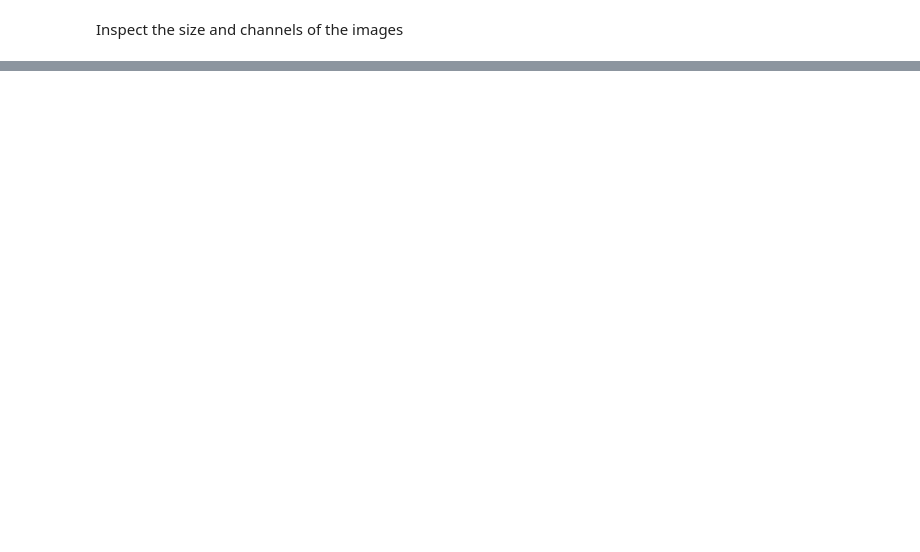
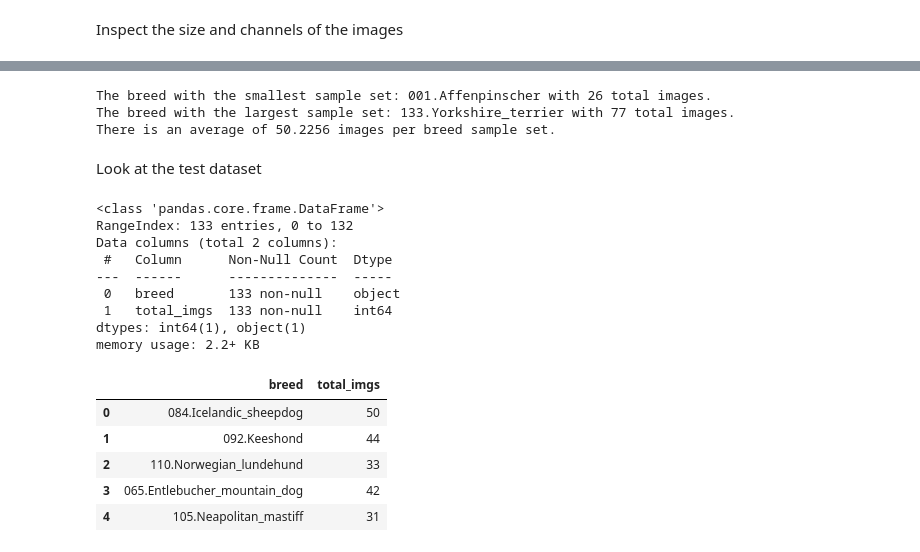
Before and after one commit to nickagee/laughing-fiesta, a Jupyter notebook: DataExploring.ipynb, the cells around one changed output, grey strips where cells are left out. Cells and saved outputs as stored; diff of their text form; code cells hidden in the pictures; blank space fills up the shorter version.

Commit message:
updated the reame, data exploring nb and added some dist curv images.

```diff
--- a/DataExploring.ipynb
+++ b/DataExploring.ipynb
@@ -96,0 +98,29 @@ print(imageshape)
+# %%
+import os
+import pandas as pd
+
+def count_img_class(base_path):
+    """
+    function to count the number of images in a path given.
+    Input:
+    base_path: directory path
+
+    Returns:
+    dataframe: with "breed" "total_imgs" columns
+
+    """
+
+    df = pd.DataFrame([])
+    totalDir = 0
+
+    for base, dirs, files in os.walk(base_path):
+        base_end = str(base).split('/')[-1]
+        totalFiles = 0
+        for Files in files:
+            totalFiles += 1
+
+        if totalFiles == 0:
+          pass
+        else:
+          df = df.append(pd.DataFrame({'breed': base_end, 'total_imgs': totalFiles}, index=[0]), ignore_index=True)
+    return df
@@ -96,0 +129,2 @@ print(imageshape)
+# %%
+df = count_img_class('/content/drive/My Drive/DL_Class/_dog_human_images/dogImages/train/')
@@ -96,0 +155,10 @@ print(imageshape)
+# %%
+print(f"The breed with the smallest sample set: {df.min()[0]} with {df.min()[-1]} total images.")
+print(f"The breed with the largest sample set: {df.max()[0]} with {df.max()[-1]} total images.")
+print(f"There is an average of {round(df['total_imgs'].mean(), 4)} images per breed sample set.")
+# %% [output]
+The breed with the smallest sample set: 001.Affenpinscher with 26 total images.
+The breed with the largest sample set: 133.Yorkshire_terrier with 77 total images.
+There is an average of 50.2256 images per breed sample set.
+# %% [markdown]
+Look at the test dataset
@@ -96,0 +167,19 @@ print(imageshape)
+# %%
+df.info()
+df.head()
+# %% [output]
+<class 'pandas.core.frame.DataFrame'>
+RangeIndex: 133 entries, 0 to 132
+Data columns (total 2 columns):
+ #   Column      Non-Null Count  Dtype
+---  ------      --------------  -----
+ 0   breed       133 non-null    object
+ 1   total_imgs  133 non-null    int64
+dtypes: int64(1), object(1)
+memory usage: 2.2+ KB
+|  | breed | total_imgs |
+| 0 | 084.Icelandic_sheepdog | 50 |
+| 1 | 092.Keeshond | 44 |
+| 2 | 110.Norwegian_lundehund | 33 |
+| 3 | 065.Entlebucher_mountain_dog | 42 |
+| 4 | 105.Neapolitan_mastiff | 31 |
```
Also changed, not shown: parts of 17 cells of this notebook, 3 other files.
